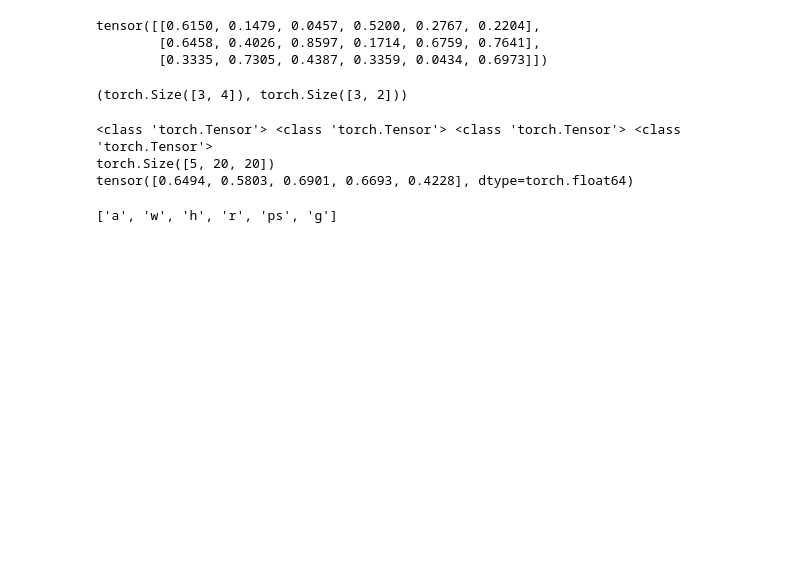
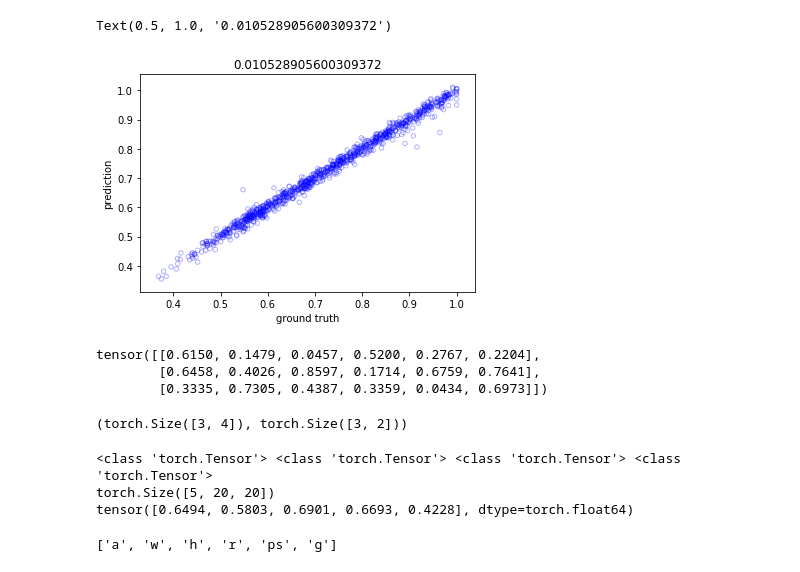
Before and after one commit to YHRen/kuramoto_model_integrate_and_plot, a Jupyter notebook: dev_NN.ipynb, the cells around one changed output. Saved outputs shown, nothing was run; the diff lists cells and outputs as text; code cells hidden in the pictures; blank space fills up the shorter version.

```diff
--- a/dev_NN.ipynb
+++ b/dev_NN.ipynb
@@ -84,3 +124,14 @@ plt.plot(losses)
+# %%
+res, cnt, pred, gt = gen_eval(net, train_dataloader)
+plt.scatter(gt, pred, s=20, marker='o', facecolor='none', edgecolor='b', alpha=0.3)
+plt.xlabel('ground truth')
+plt.ylabel('prediction')
+plt.title(str(res/cnt))
+#plt.xlim([0.2,1])
+#plt.ylim([0.2,1])
+# %% [output]
+Text(0.5, 1.0, '0.010528905600309372')
+[figure, added]
 # %%
 tmp1 = torch.rand((3,4))
 tmp2 = torch.rand((3,2))
```
Also changed, not shown: parts of 12 cells of this notebook, 1 other file.
